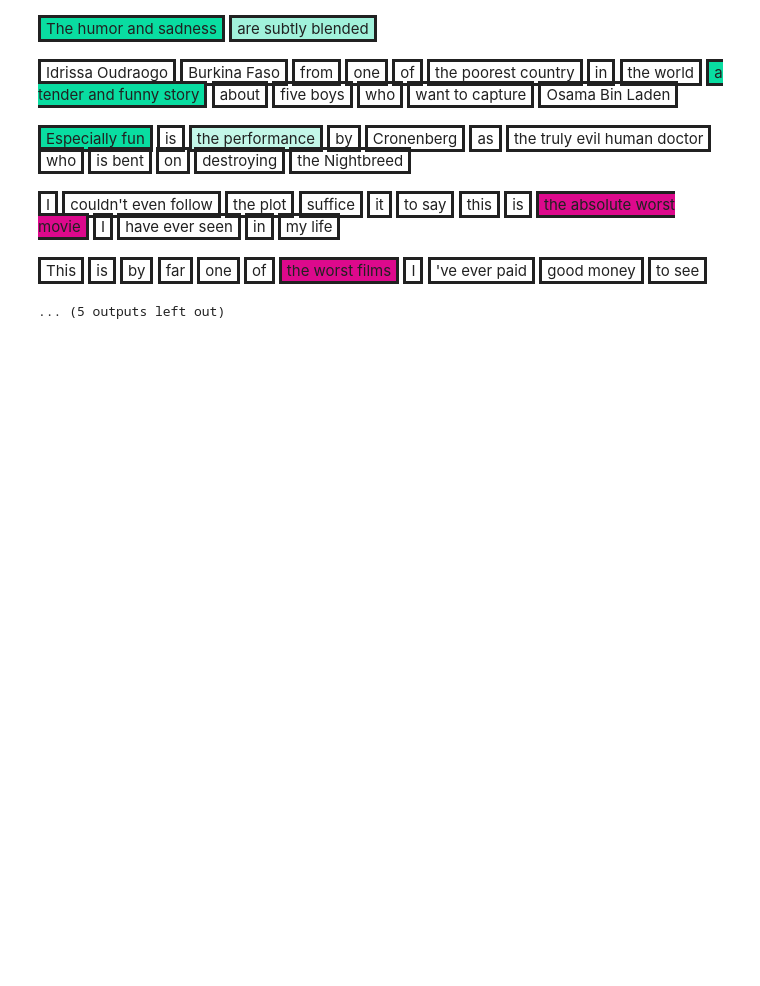
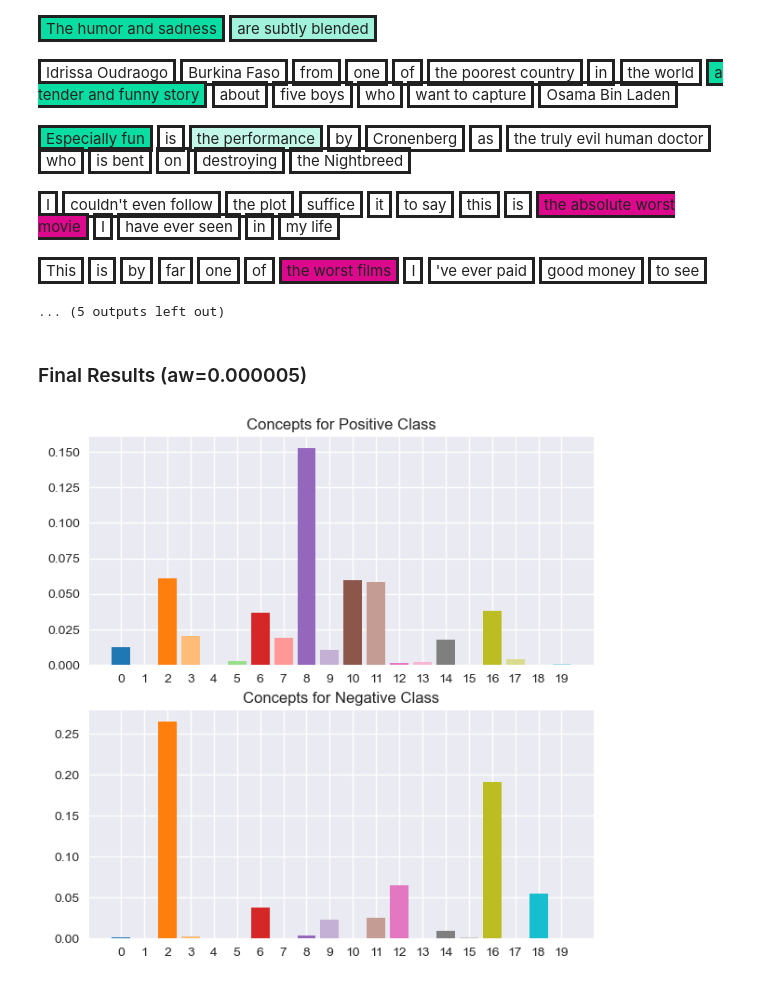
Before and after one commit to onurporsuk/Concept-based-Explanation-for-NLP, a Jupyter notebook: Arşiv/Workshop Area and Archive.ipynb, the cells around one changed output. Cells and saved outputs as stored; diff of their text form; code cells hidden in the pictures; blank space fills up the shorter version.

```diff
--- a/Arşiv/Workshop Area and Archive.ipynb
+++ b/Arşiv/Workshop Area and Archive.ipynb
@@ -726,3 +746,9 @@ Especially fun is the performance by Cronenberg as the truly evil human doctor w
 I couldn't even follow the plot suffice it to say this is the absolute worst movie I have ever seen in my life
 This is by far one of the worst films I 've ever paid good money to see
 ... (5 outputs left out)
+# %% [markdown]
+### Final Results (aw=0.000005)
+# %%
+plot_glob_importances(global_importance_pos, global_importance_neg)
+# %% [output]
+[figure, added]
```
Also changed, not shown: parts of 5 cells of this notebook, 16 other files.
